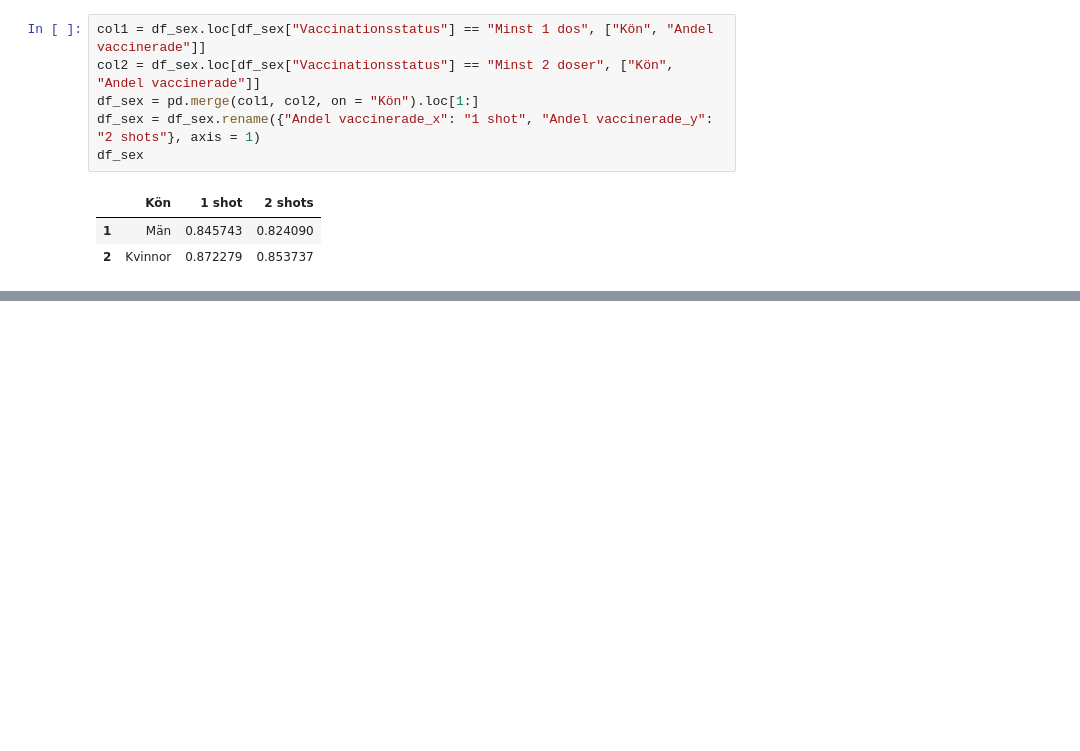
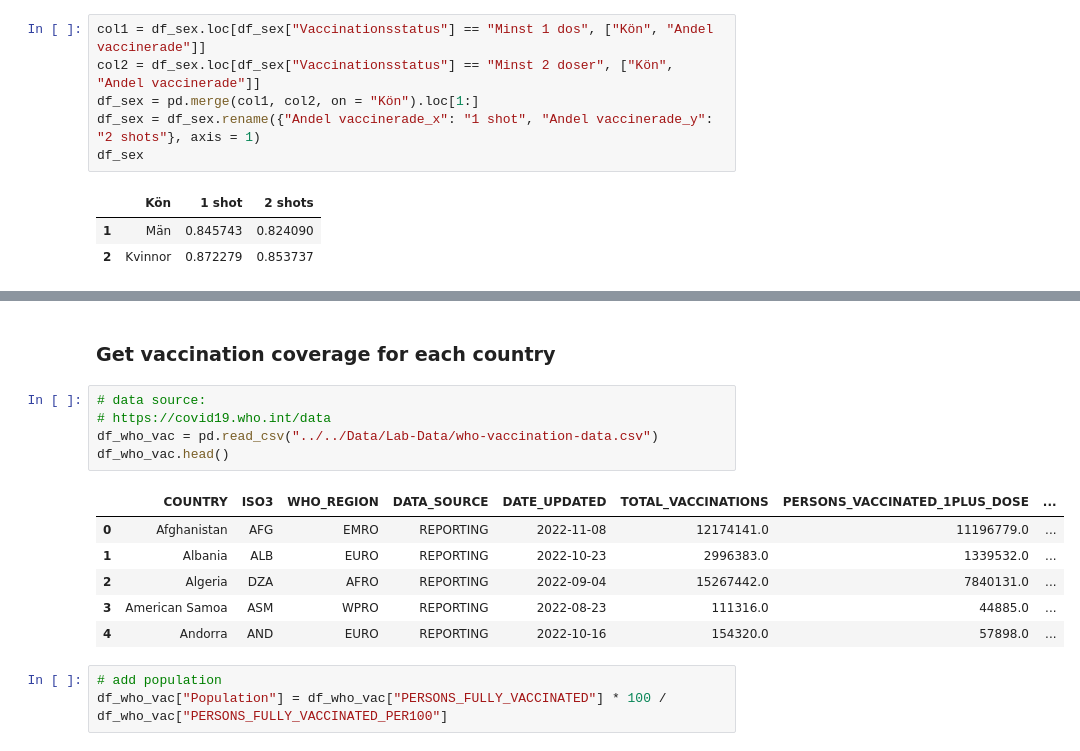
Before and after one commit to jvesand/data-processing-johan-sandberg, a Jupyter notebook: Labs/Lab-Covid/lab_covid.ipynb, the cells around one changed output, grey strips where cells are left out. Drawn from its saved outputs; the diff is of its cells as text; blank space fills up the shorter version.

```diff
--- a/Labs/Lab-Covid/lab_covid.ipynb
+++ b/Labs/Lab-Covid/lab_covid.ipynb
@@ -485,0 +562,17 @@ fig.show()
+# %% [markdown]
+### Get vaccination coverage for each country
+# %%
+# data source:
+# https://covid19.who.int/data
+df_who_vac = pd.read_csv("../../Data/Lab-Data/who-vaccination-data.csv")
+df_who_vac.head()
+# %% [output]
+|  | COUNTRY | ISO3 | WHO_REGION | DATA_SOURCE | DATE_UPDATED | TOTAL_VACCINATIONS | PERSONS_VACCINATED_1PLUS_DOSE | ... |
+| 0 | Afghanistan | AFG | EMRO | REPORTING | 2022-11-08 | 12174141.0 | 11196779.0 | ... |
+| 1 | Albania | ALB | EURO | REPORTING | 2022-10-23 | 2996383.0 | 1339532.0 | ... |
+| 2 | Algeria | DZA | AFRO | REPORTING | 2022-09-04 | 15267442.0 | 7840131.0 | ... |
+| 3 | American Samoa | ASM | WPRO | REPORTING | 2022-08-23 | 111316.0 | 44885.0 | ... |
+| 4 | Andorra | AND | EURO | REPORTING | 2022-10-16 | 154320.0 | 57898.0 | ... |
+# %%
+# add population
+df_who_vac["Population"] = df_who_vac["PERSONS_FULLY_VACCINATED"] * 100 / df_who_vac["PERSONS_FULLY_VACCINATED_PER100"]
```
Also changed, not shown: parts of 27 cells of this notebook, 4 other files.
